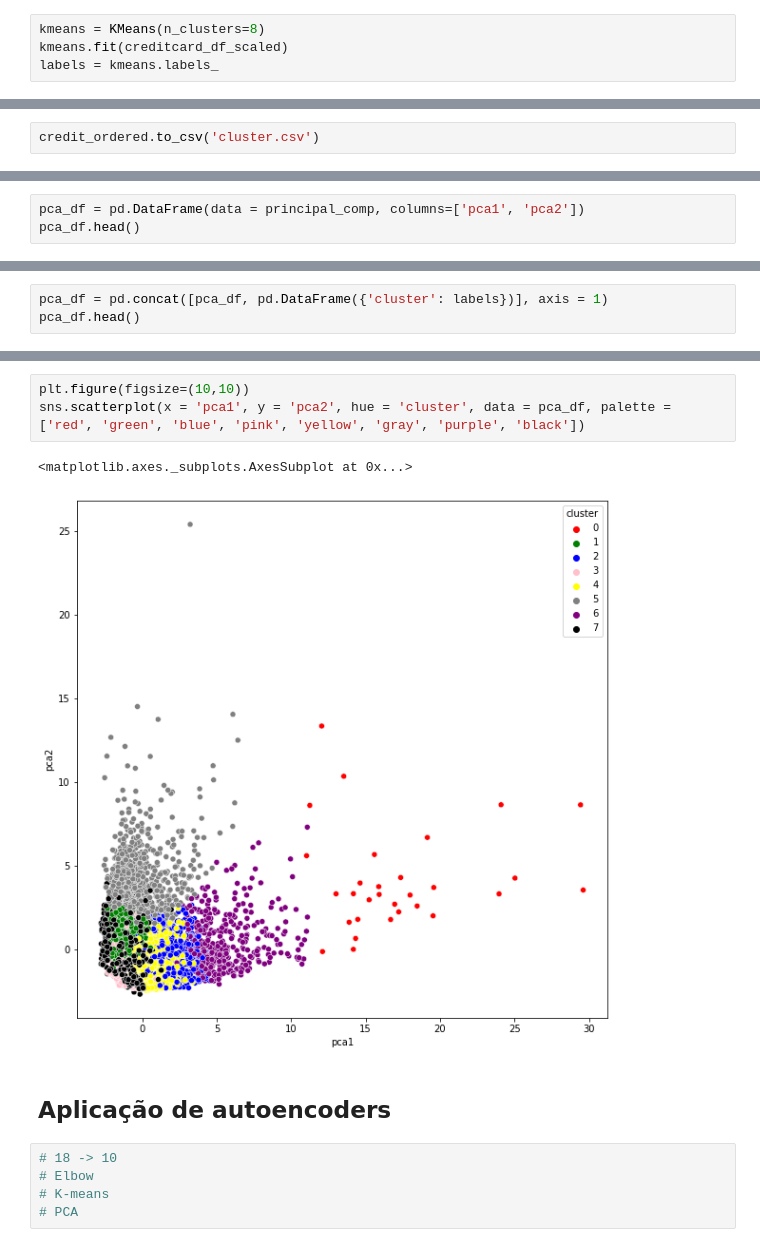
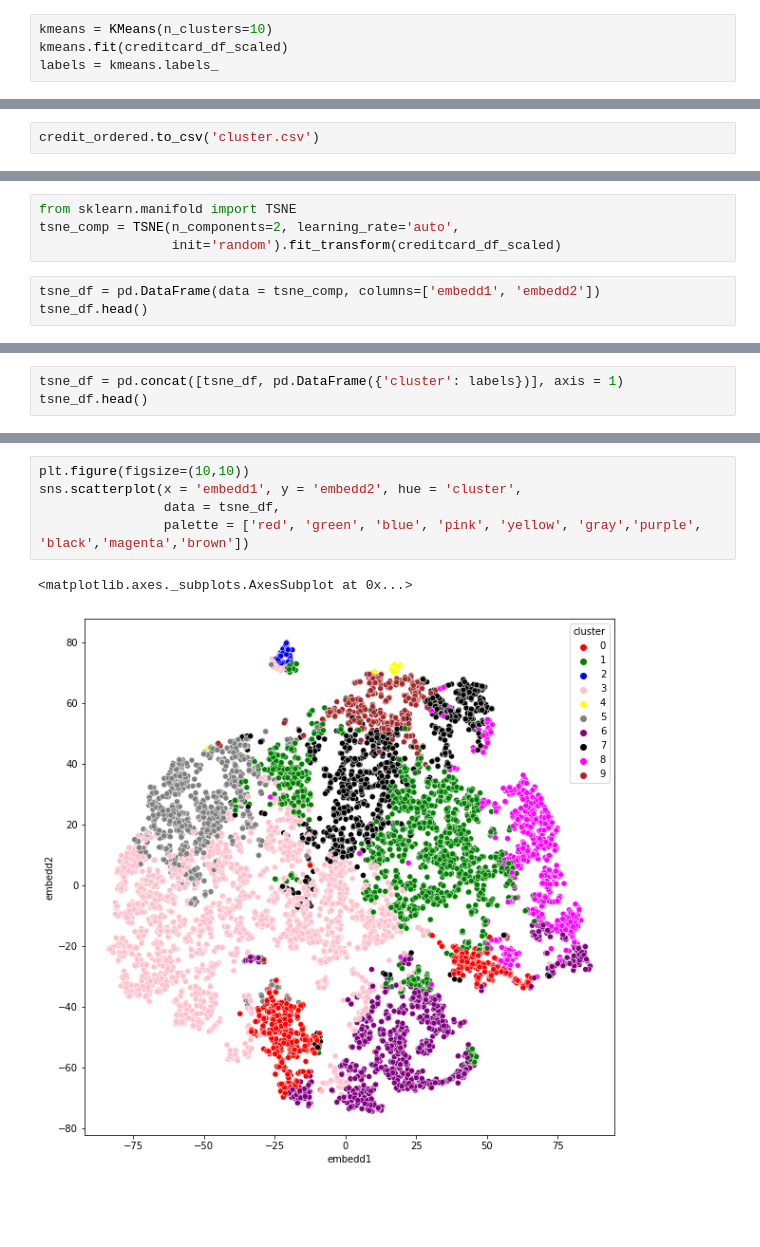
Before and after one commit to hagijakobson/customer-segmentation, a Jupyter notebook: customer_segmentation.ipynb, the cells around one changed output, grey strips where cells are left out. Cells and saved outputs as stored; diff of their text form; blank space fills up the shorter version.

```diff
--- a/customer_segmentation.ipynb
+++ b/customer_segmentation.ipynb
@@ -257,4 +261,4 @@ plt.ylabel('WCSS');
 # %%
-kmeans = KMeans(n_clusters=8)
+kmeans = KMeans(n_clusters=10)
 kmeans.fit(creditcard_df_scaled)
 labels = kmeans.labels_
@@ -397,4 +370,8 @@ array([[-1.68221956, -1.07645221],
+# %%
+from sklearn.manifold import TSNE
+tsne_comp = TSNE(n_components=2, learning_rate='auto',
+                 init='random').fit_transform(creditcard_df_scaled)
 # %%
-pca_df = pd.DataFrame(data = principal_comp, columns=['pca1', 'pca2'])
-pca_df.head()
+tsne_df = pd.DataFrame(data = tsne_comp, columns=['embedd1', 'embedd2'])
+tsne_df.head()
 # %% [output]
@@ -407,4 +384,4 @@ pca_df.head()
 # %%
-pca_df = pd.concat([pca_df, pd.DataFrame({'cluster': labels})], axis = 1)
-pca_df.head()
+tsne_df = pd.concat([tsne_df, pd.DataFrame({'cluster': labels})], axis = 1)
+tsne_df.head()
 # %% [output]
@@ -417,13 +394,8 @@ pca_df.head()
 # %%
 plt.figure(figsize=(10,10))
-sns.scatterplot(x = 'pca1', y = 'pca2', hue = 'cluster', data = pca_df, palette = ['red', 'green', 'blue', 'pink', 'yellow', 'gray', 'purple', 'black'])
+sns.scatterplot(x = 'embedd1', y = 'embedd2', hue = 'cluster',
+                data = tsne_df,
+                palette = ['red', 'green', 'blue', 'pink', 'yellow', 'gray','purple', 'black','magenta','brown'])
 # %% [output]
 <matplotlib.axes._subplots.AxesSubplot at 0x...>
-[figure, old version]
+[figure, new version]
-# %% [markdown]
-## Aplicação de autoencoders
-# %%
-# 18 -> 10
-# Elbow
-# K-means
-# PCA
```
Also changed, not shown: parts of 91 cells of this notebook.
